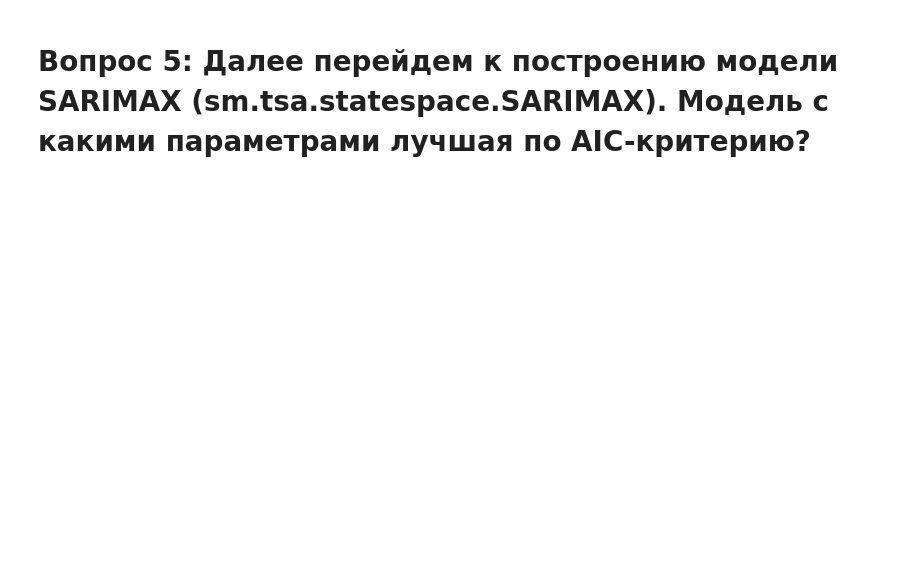
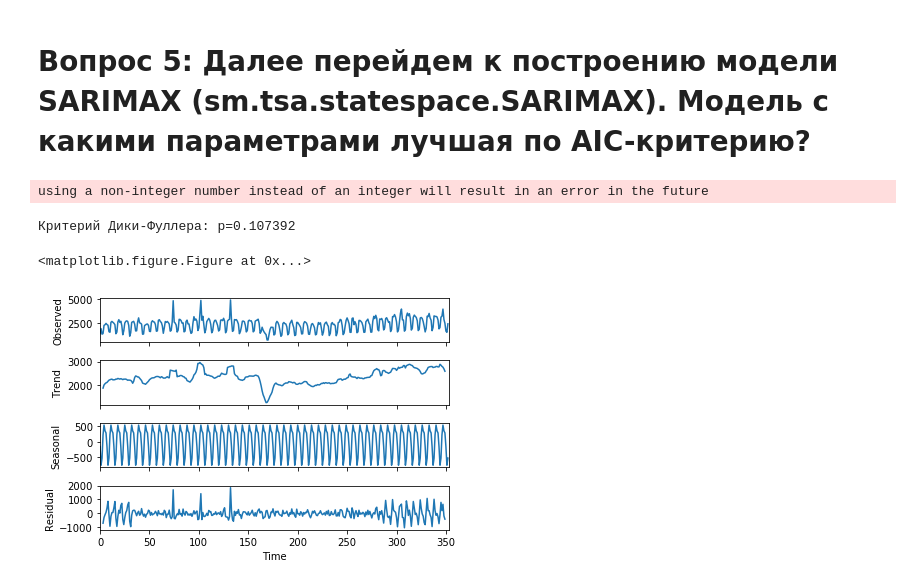
Before and after one commit to sergeybelov/open-machine-learning-cource, a Jupyter notebook: 9_week.ipynb, the cells around one changed output. Saved outputs shown, nothing was run; the diff lists cells and outputs as text; code cells hidden in the pictures; blank space fills up the shorter version.

```diff
--- a/9_week.ipynb
+++ b/9_week.ipynb
@@ -175,6 +170,15 @@ dtype: float64
 # %%
 sarima=train_df.set_index('ds')
 sarima.index = pd.to_datetime(sarima.index)
+# %%
+plt.figure(figsize=(15,10))
+sm.tsa.seasonal_decompose(sarima.y.values, freq=7).plot()
+print("Критерий Дики-Фуллера: p=%f" % sm.tsa.stattools.adfuller(sarima['y'])[1])
+# %% [output]
+using a non-integer number instead of an integer will result in an error in the future
+Критерий Дики-Фуллера: p=0.107392
+<matplotlib.figure.Figure at 0x...>
+[figure, added]
 # %%
 from scipy import stats
 
```
Also changed, not shown: parts of 12 cells of this notebook.
